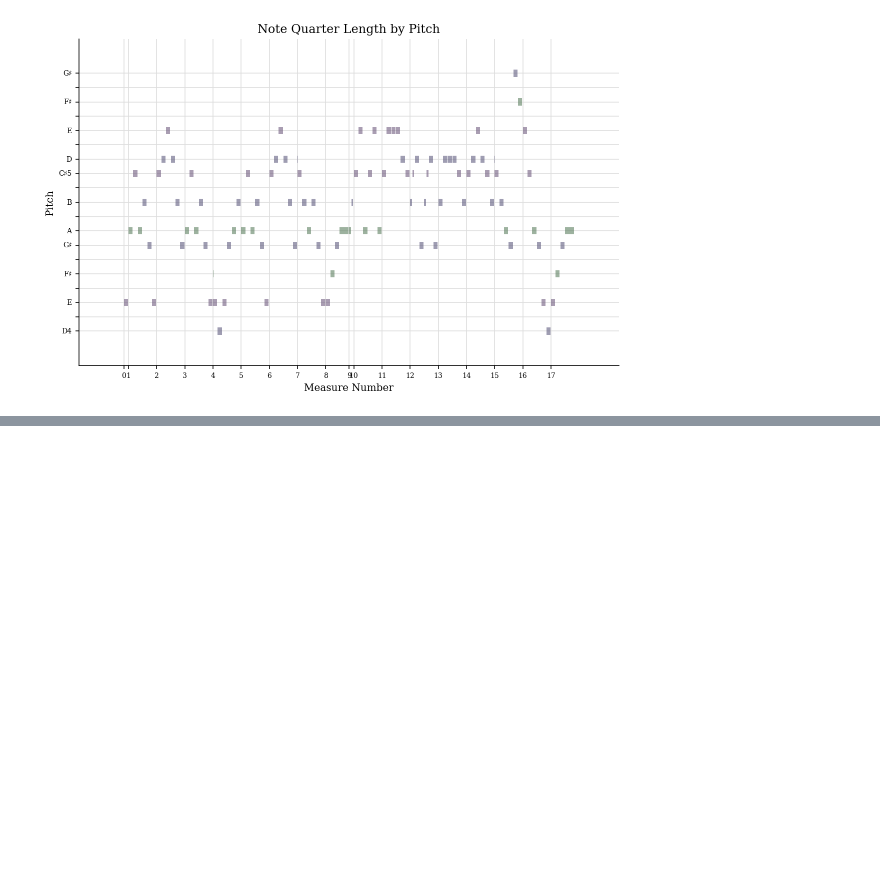
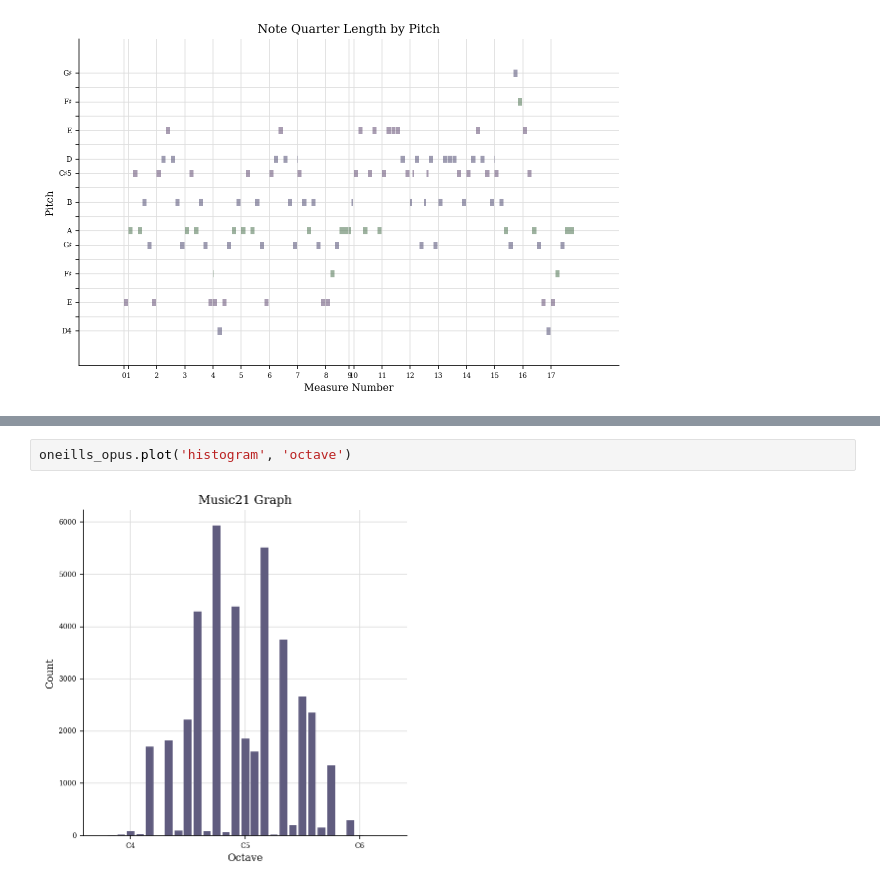
Before and after one commit to JamesOwers/double-jig-gen, a Jupyter notebook: docs/data_exploration.ipynb, the cells around one changed output, grey strips where cells are left out. Saved outputs shown, nothing was run; the diff lists cells and outputs as text; blank space fills up the shorter version.

```diff
--- a/docs/data_exploration.ipynb
+++ b/docs/data_exploration.ipynb
@@ -155,0 +163,4 @@ Questions:
+# %%
+oneills_opus.plot('histogram', 'octave')
+# %% [output]
+[figure, added]
```
Also changed, not shown: parts of 7 cells of this notebook.
